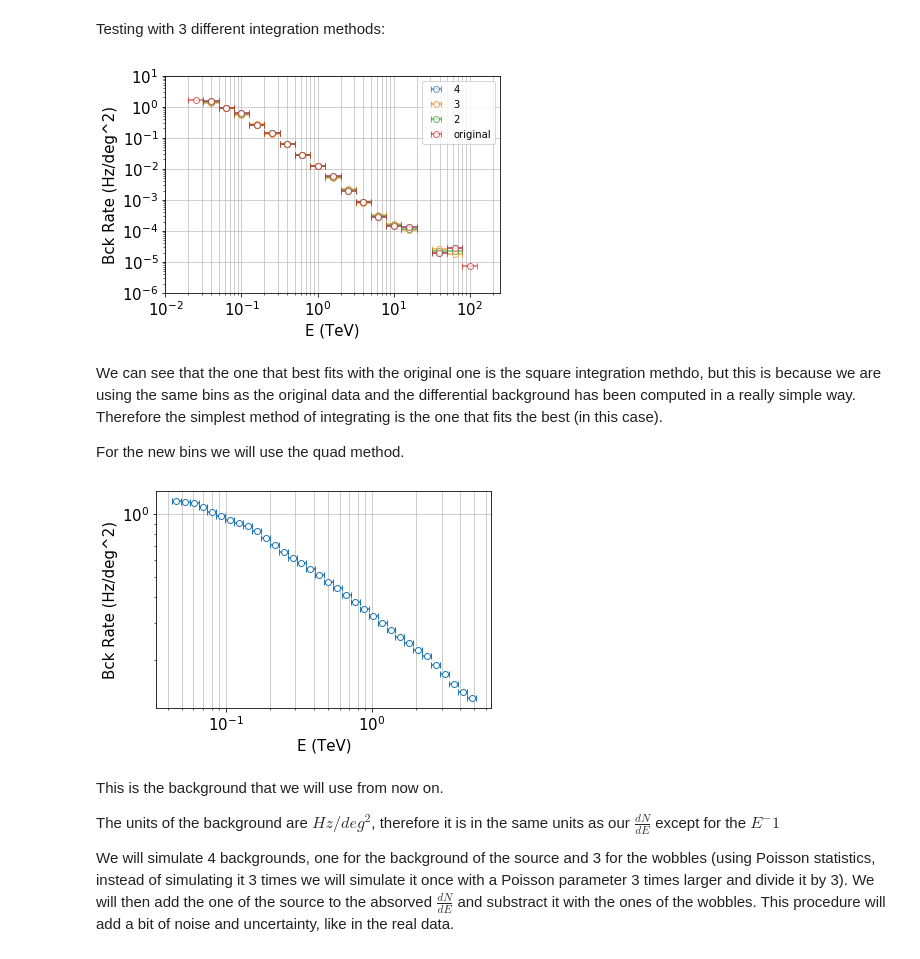
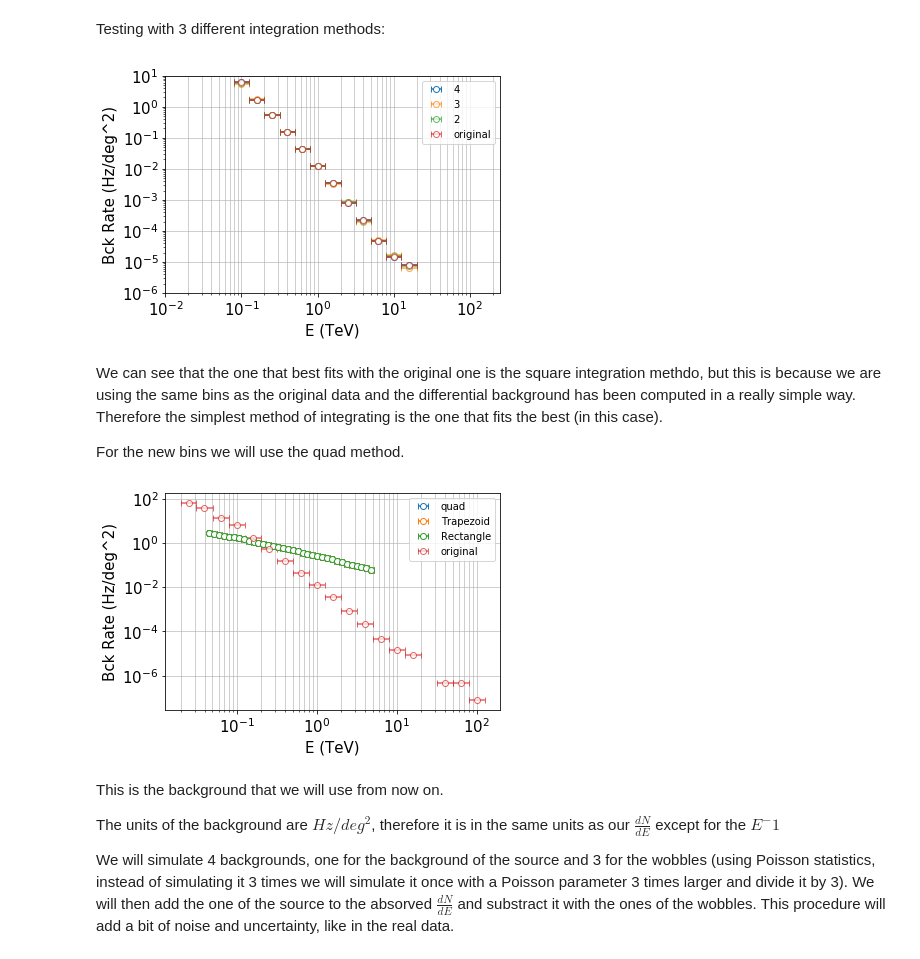
Before and after one commit to R-Grau/EBLpy, a Jupyter notebook: Aeff_bkg_spline.ipynb, the cells around one changed output. Drawn from its saved outputs; the diff is of its cells as text; code cells hidden in the pictures.

```diff
--- a/Aeff_bkg_spline.ipynb
+++ b/Aeff_bkg_spline.ipynb
@@ -77,16 +79,11 @@ Let's get the background at the same energy bins as the ones of the $\frac{dN}{d
 Ebinsmin = np.zeros(len(E))
 Ebinsmax = np.zeros(len(E))
 
-for i in range(len(E)):
-    if i == 0:
-        Ebinsmin[i] = 0
-    else:
-        Ebinsmin[i] = 10**(np.mean([np.log10(E[i]), np.log10(E[i-1])]))
-for i in range(len(E)):
-    if i == len(E)-1:
-        Ebinsmax[i] = 0
-    else:
-        Ebinsmax[i] = 10**(np.mean([np.log10(E[i]), np.log10(E[i+1])]))
+for i in range(1, len(E)):
+    Ebinsmin[i] = 10**(np.mean([np.log10(E[i]), np.log10(E[i-1])]))
+for i in range(len(E) - 1):
+    Ebinsmax[i] = 10**(np.mean([np.log10(E[i]), np.log10(E[i+1])]))
+
 Ebinsmin[0] = 10**(np.log10(Ebinsmin[1])-(np.log10(Ebinsmin[2])-np.log10(Ebinsmin[1])))
 Ebinsmax[len(E)-1] = 10**(np.log10(Ebinsmax[len(E)-2])-(np.log10(Ebinsmax[len(E)-3])-np.log10(Ebinsmax[len(E)-2])))
 Ebinsw = Ebinsmax - Ebinsmin
@@ -105,8 +121,9 @@ for i in range(len(Bckg[1:-1])):
     newlogBckg2[i] = quad(interpolation, np.log10(BckgEmin[i+1]), np.log10(BckgEmax[i+1]))
 newlogBckg2 = newlogBckg2[:,0]
 
+
 def trapint(toplim, bottomlim):
-    return (toplim - bottomlim) * (interpolation(toplim) + interpolation(bottomlim)) / 2
+    return ((toplim - bottomlim) * (interpolation(toplim) + interpolation(bottomlim)) / 2)
 
 newlogBckg3 = np.zeros([len(Bckg[1:-1])])
 for i in range(len(Bckg[1:-1])):
@@ -114,16 +131,17 @@ for i in range(len(Bckg[1:-1])):
 
 
 def sqint(toplim, bottomlim):
-    return (toplim - bottomlim) * (interpolation((toplim + bottomlim) / 2))
+    return ((toplim - bottomlim) * (interpolation((toplim + bottomlim) / 2)))
+
 newlogBckg4 = np.zeros([len(Bckg[1:-1])])
 for i in range(len(Bckg[1:-1])):
     newlogBckg4[i] = sqint(np.log10(BckgEmax[i+1]), np.log10(BckgEmin[i+1]))
 
 
-plt.errorbar(BckgElogmean[1:-1], 10**newlogBckg4, xerr = [BckgElogmean[1:-1] - BckgEmin[1:-1], BckgEmax[1:-1] - BckgElogmean[1:-1]], capsize=3, fmt='o',mfc='w', label='4', alpha = 0.7)
+plt.errorbar(BckgElogmean[1:-1], 10**newlogBckg4, xerr = [BckgElogmean[1:-1] - BckgEmin[1:-1], BckgEmax[1:-1] - BckgElogmean[1:-1]], capsize=3, fmt='o',mfc='w', label='4')
 plt.errorbar(BckgElogmean[1:-1], 10**newlogBckg3, xerr = [BckgElogmean[1:-1] - BckgEmin[1:-1], BckgEmax[1:-1] - BckgElogmean[1:-1]], capsize=3, fmt='o',mfc='w', label='3', alpha = 0.7)
 plt.errorbar(BckgElogmean[1:-1], 10**newlogBckg2, xerr = [BckgElogmean[1:-1] - BckgEmin[1:-1], BckgEmax[1:-1] - BckgElogmean[1:-1]], capsize=3, fmt='o',mfc='w', label='2', alpha = 0.7)
-plt.errorbar(BckgElogmean, Bckg, xerr = [BckgElogmean - BckgEmin, BckgEmax - BckgElogmean], capsize=3, fmt='o',mfc='w', label='original', alpha = 0.7)
+plt.errorbar(BckgElogmean, BckgdivE, xerr = [BckgElogmean - BckgEmin, BckgEmax - BckgElogmean], capsize=3, fmt='o',mfc='w', label='original', alpha = 0.7)
 plt.xlim(10**-2, 250)
 plt.ylim(10**-6, 10)
 plt.grid(axis = 'x', which = 'both', alpha=0.75)
@@ -137,7 +155,7 @@ plt.yscale('log')
 plt.legend()
 plt.show()
 # %% [output]
-[figure, old version]
+[figure, new version]
 # %% [markdown]
 We can see that the one that best fits with the original one is the square integration methdo, but this is because we are using the same bins as the original data and the differential background has been computed in a really simple way. Therefore the simplest method of integrating is the one that fits the best (in this case).
 
@@ -145,23 +163,35 @@ For the new bins we will use the quad method.
 # %%
 newlogBckg = np.zeros([len(E[3:37]),2])
 for i in range(len(E[3:37])):
-    newlogBckg[i] = quad(interpolation, np.log10(Ebinsmin[i]), np.log10(Ebinsmax[i]))
+    newlogBckg[i] = quad(interpolation, np.log10(Ebinsmin[i+3]), np.log10(Ebinsmax[i+3]))
 newlogBckg = newlogBckg[:,0]
 
-plt.errorbar(E[3:37], 10**newlogBckg, xerr = [E[3:37] - Ebinsmin[3:37], Ebinsmax[3:37] - E[3:37]], capsize=3, fmt='o',mfc='w')
-# plt.xlim(10**-2, 250)
+newlogBckg5 = np.zeros([len(E[3:37])])
+for i in range(len(E[3:37])):
+    newlogBckg5[i] = trapint(np.log10(Ebinsmax[i+3]), np.log10(Ebinsmin[i+3]))
+
+newlogBckg6 = np.zeros([len(E[3:37])])
+for i in range(len(E[3:37])):
+    newlogBckg6[i] = sqint(np.log10(Ebinsmax[i+3]), np.log10(Ebinsmin[i+3]))
+
+plt.errorbar(E[3:37], 10**newlogBckg, xerr = [E[3:37] - Ebinsmin[3:37], Ebinsmax[3:37] - E[3:37]], capsize=3, fmt='o',mfc='w', label = 'quad')
+plt.errorbar(E[3:37], 10**newlogBckg5, xerr = [E[3:37] - Ebinsmin[3:37], Ebinsmax[3:37] - E[3:37]], capsize=3, fmt='o',mfc='w', label = 'Trapezoid')
+plt.errorbar(E[3:37], 10**newlogBckg6, xerr = [E[3:37] - Ebinsmin[3:37], Ebinsmax[3:37] - E[3:37]], capsize=3, fmt='o',mfc='w', label = 'Rectangle')
+plt.errorbar(BckgElogmean, BckgdivE, xerr = [BckgElogmean - BckgEmin, BckgEmax - BckgElogmean], capsize=3, fmt='o',mfc='w', label='original', alpha = 0.7)
+#plt.xlim(10**-1, 1)
 # plt.ylim(10**-6, 10)
 plt.grid(axis = 'x', which = 'both', alpha=0.75)
 plt.grid(axis = 'y', alpha=0.75)
 plt.ylabel('Bck Rate (Hz/deg^2)',fontsize=15)
 plt.xlabel('E (TeV)',fontsize=15)
 plt.xticks(fontsize=15)
 plt.yticks(fontsize=15)
 plt.xscale('log')
 plt.yscale('log')
+plt.legend()
 plt.show()
 # %% [output]
-[figure, old version]
+[figure, new version]
 # %% [markdown]
 This is the background that we will use from now on.
 
```
Also changed, not shown: parts of 7 cells of this notebook.
